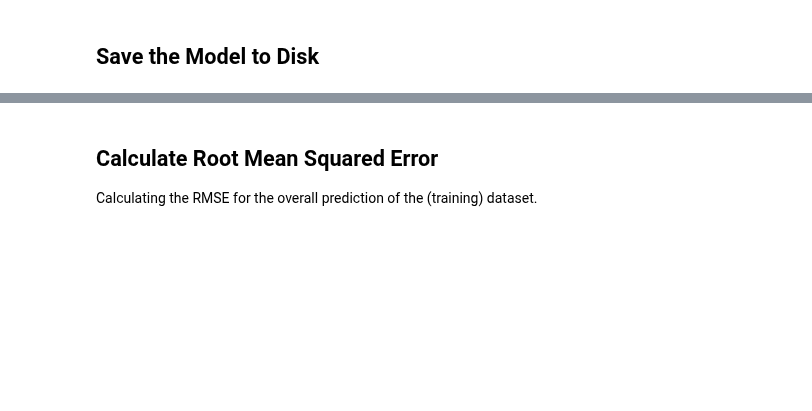
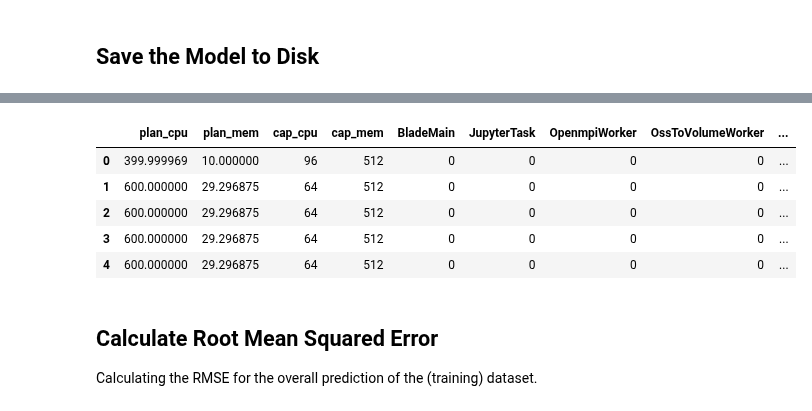
Before and after one commit to MyGodItsFull0fStars/alibaba_clusterdata, a Jupyter notebook: cluster-trace-gpu-v2020/prediction/lstm_general_prediction.ipynb, the cells around one changed output, grey strips where cells are left out. Drawn from its saved outputs; the diff is of its cells as text; code cells hidden in the pictures; blank space fills up the shorter version.

```diff
--- a/cluster-trace-gpu-v2020/prediction/lstm_general_prediction.ipynb
+++ b/cluster-trace-gpu-v2020/prediction/lstm_general_prediction.ipynb
@@ -236,3 +248,12 @@ RuntimeError: Can't call numpy() on Tensor that requires grad. Use tensor.detach
+# %%
+bla.head()
+# %% [output]
+|  | plan_cpu | plan_mem | cap_cpu | cap_mem | BladeMain | JupyterTask | OpenmpiWorker | OssToVolumeWorker | ... |
+| 0 | 399.999969 | 10.000000 | 96 | 512 | 0 | 0 | 0 | 0 | ... |
+| 1 | 600.000000 | 29.296875 | 64 | 512 | 0 | 0 | 0 | 0 | ... |
+| 2 | 600.000000 | 29.296875 | 64 | 512 | 0 | 0 | 0 | 0 | ... |
+| 3 | 600.000000 | 29.296875 | 64 | 512 | 0 | 0 | 0 | 0 | ... |
+| 4 | 600.000000 | 29.296875 | 64 | 512 | 0 | 0 | 0 | 0 | ... |
 # %% [markdown]
 ## Calculate Root Mean Squared Error
 
```
Also changed, not shown: parts of 18 cells of this notebook.
